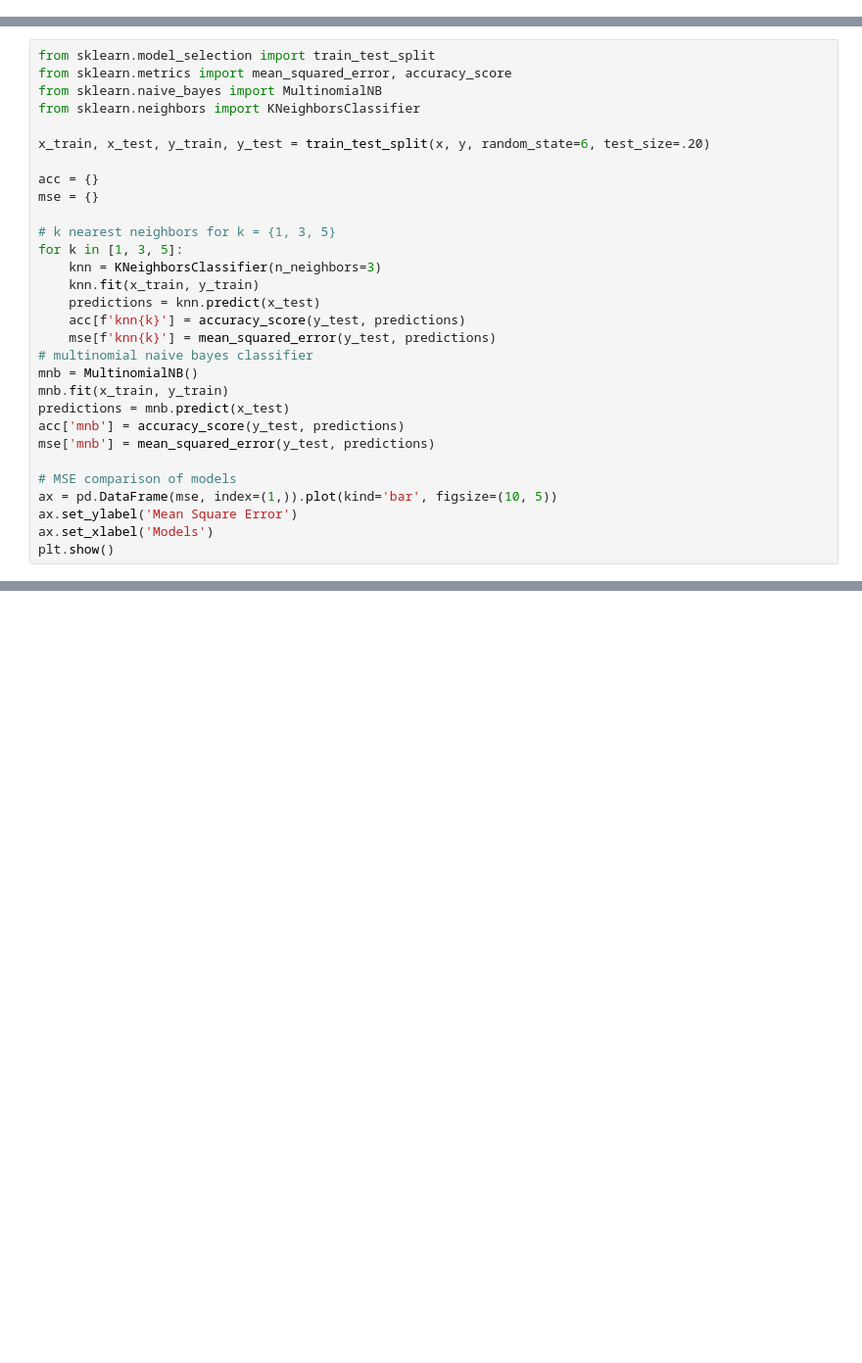
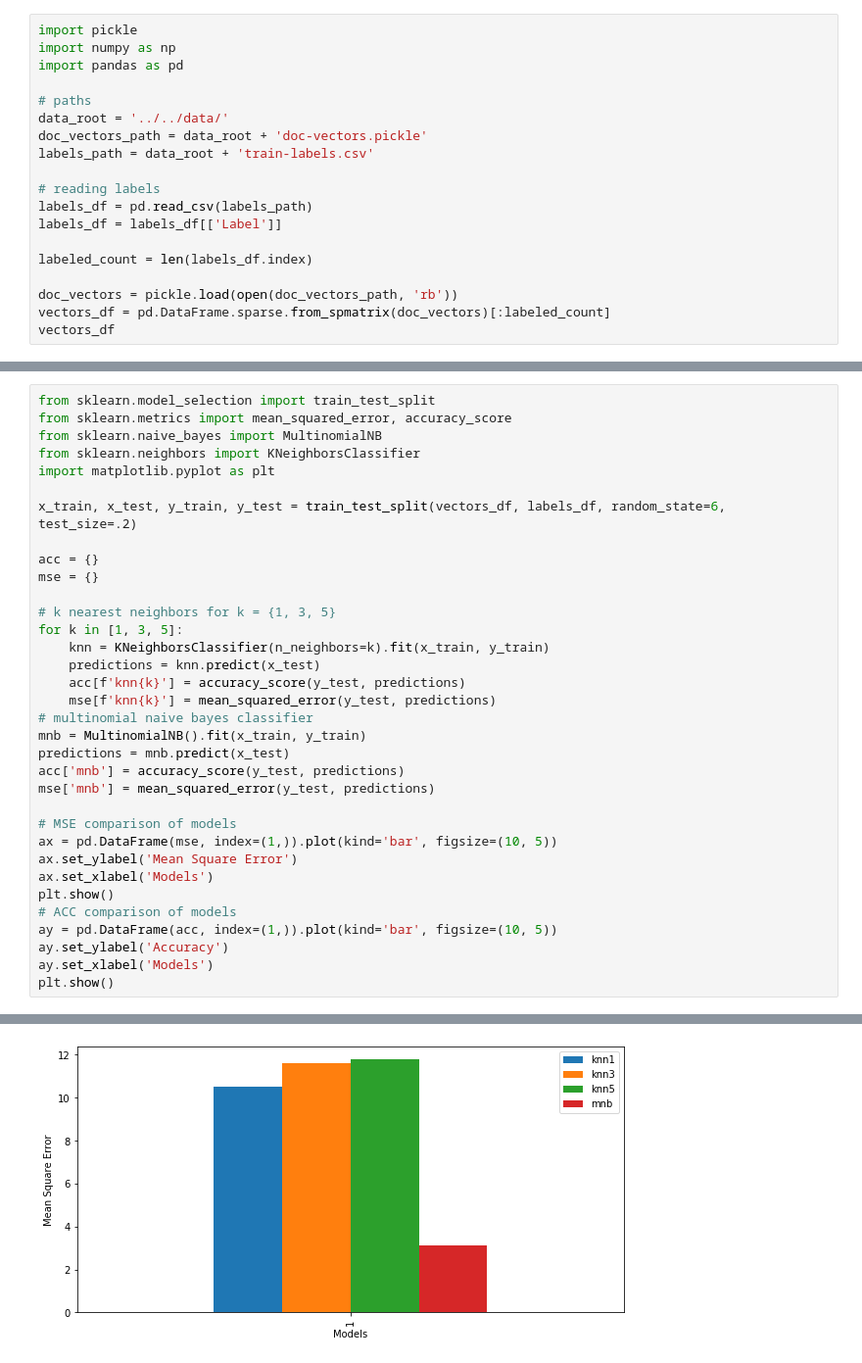
Before and after one commit to kianelbo/newsKAP, a Jupyter notebook: engine/analysis/classification.ipynb, the cells around one changed output, grey strips where cells are left out. Shown at 98% size. Drawn from its saved outputs; the diff is of its cells as text; blank space fills up the shorter version.

```diff
--- a/engine/analysis/classification.ipynb
+++ b/engine/analysis/classification.ipynb
@@ -11,0 +1,19 @@ ModuleNotFoundError: No module named 'configs'
+# %%
+import pickle
+import numpy as np
+import pandas as pd
+
+# paths
+data_root = '../../data/'
+doc_vectors_path = data_root + 'doc-vectors.pickle'
+labels_path = data_root + 'train-labels.csv'
+
+# reading labels
+labels_df = pd.read_csv(labels_path)
+labels_df = labels_df[['Label']]
+
+labeled_count = len(labels_df.index)
+
+doc_vectors = pickle.load(open(doc_vectors_path, 'rb'))
+vectors_df = pd.DataFrame.sparse.from_spmatrix(doc_vectors)[:labeled_count]
+vectors_df
@@ -14,22 +36,21 @@ from sklearn.model_selection import train_test_split
 from sklearn.metrics import mean_squared_error, accuracy_score
 from sklearn.naive_bayes import MultinomialNB
 from sklearn.neighbors import KNeighborsClassifier
+import matplotlib.pyplot as plt
 
-x_train, x_test, y_train, y_test = train_test_split(x, y, random_state=6, test_size=.20)
+x_train, x_test, y_train, y_test = train_test_split(vectors_df, labels_df, random_state=6, test_size=.2)
 
 acc = {}
 mse = {}
 
 # k nearest neighbors for k = {1, 3, 5}
 for k in [1, 3, 5]:
-    knn = KNeighborsClassifier(n_neighbors=3)
-    knn.fit(x_train, y_train)
+    knn = KNeighborsClassifier(n_neighbors=k).fit(x_train, y_train)
     predictions = knn.predict(x_test)
     acc[f'knn{k}'] = accuracy_score(y_test, predictions)
     mse[f'knn{k}'] = mean_squared_error(y_test, predictions)
 # multinomial naive bayes classifier
-mnb = MultinomialNB()
-mnb.fit(x_train, y_train)
+mnb = MultinomialNB().fit(x_train, y_train)
 predictions = mnb.predict(x_test)
 acc['mnb'] = accuracy_score(y_test, predictions)
 mse['mnb'] = mean_squared_error(y_test, predictions)
@@ -39,3 +60,9 @@ ax = pd.DataFrame(mse, index=(1,)).plot(kind='bar', figsize=(10, 5))
 ax.set_ylabel('Mean Square Error')
 ax.set_xlabel('Models')
 plt.show()
+# ACC comparison of models
+ay = pd.DataFrame(acc, index=(1,)).plot(kind='bar', figsize=(10, 5))
+ay.set_ylabel('Accuracy')
+ay.set_xlabel('Models')
+plt.show()
+# %% [output]
@@ -41,0 +70 @@ plt.show()
+[figure, added]
```
Also changed, not shown: parts of 5 cells of this notebook, 19 other files.
